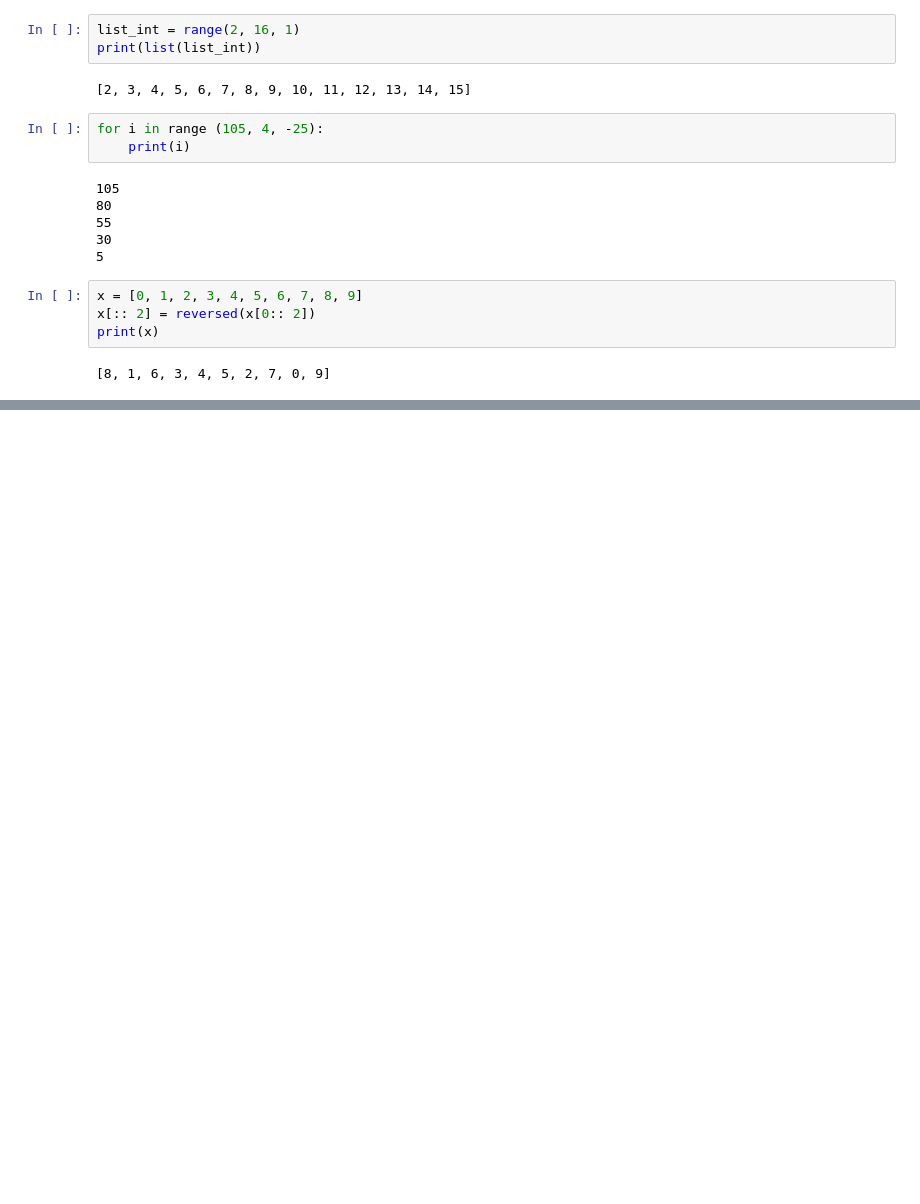
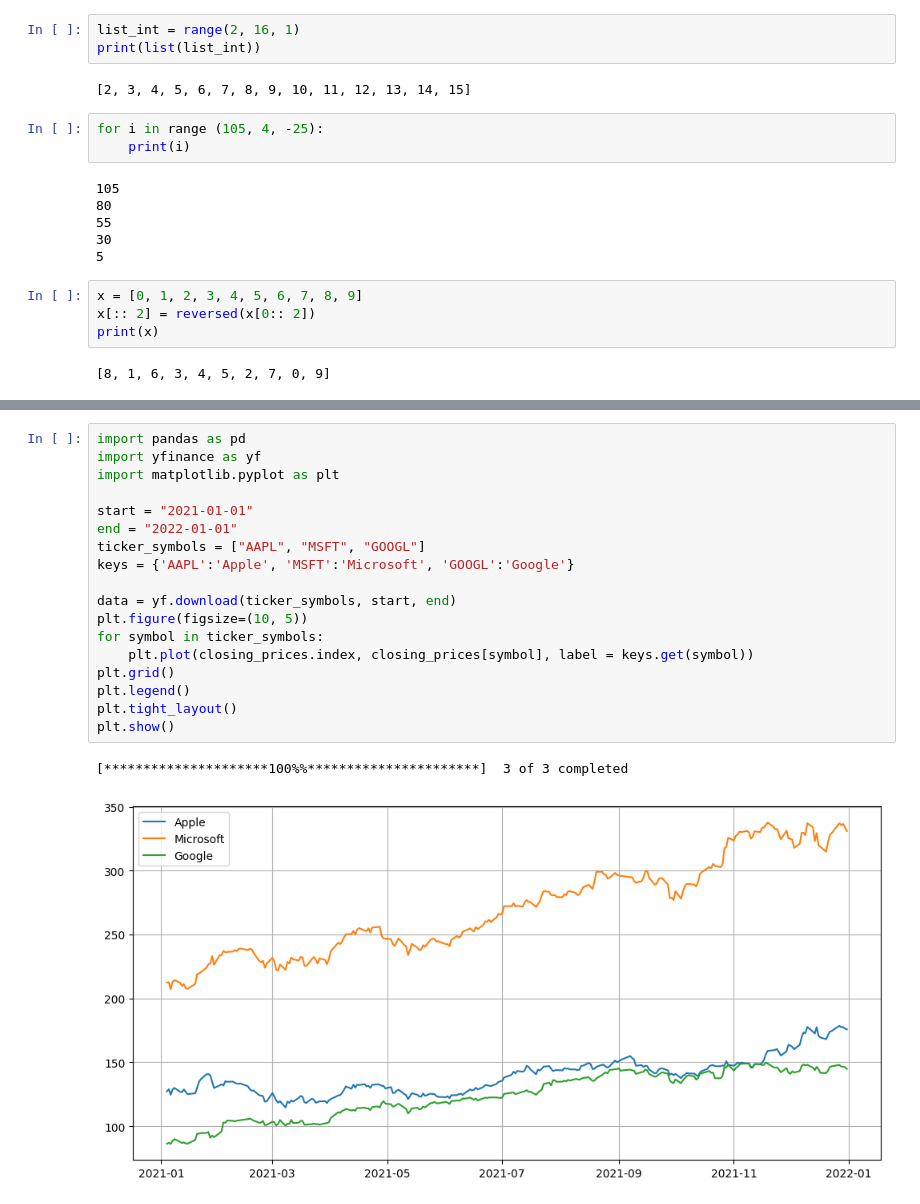
Before and after one commit to Semgior/AI_Homework, a Jupyter notebook: Smirnov_E_Workbook1.ipynb, the cells around one changed output, grey strips where cells are left out. Saved outputs shown, nothing was run; the diff lists cells and outputs as text; blank space fills up the shorter version.

```diff
--- a/Smirnov_E_Workbook1.ipynb
+++ b/Smirnov_E_Workbook1.ipynb
@@ -70,0 +129,21 @@ print(x)
+# %%
+import pandas as pd
+import yfinance as yf
+import matplotlib.pyplot as plt
+
+start = "2021-01-01"
+end = "2022-01-01"
+ticker_symbols = ["AAPL", "MSFT", "GOOGL"]
+keys = {'AAPL':'Apple', 'MSFT':'Microsoft', 'GOOGL':'Google'}
+
+data = yf.download(ticker_symbols, start, end)
+plt.figure(figsize=(10, 5))
+for symbol in ticker_symbols:
+    plt.plot(closing_prices.index, closing_prices[symbol], label = keys.get(symbol))
+plt.grid()
+plt.legend()
+plt.tight_layout()
+plt.show()
+# %% [output]
+[*********************100%%**********************]  3 of 3 completed
+[figure, added]
```
Also changed, not shown: parts of 3 cells of this notebook.
